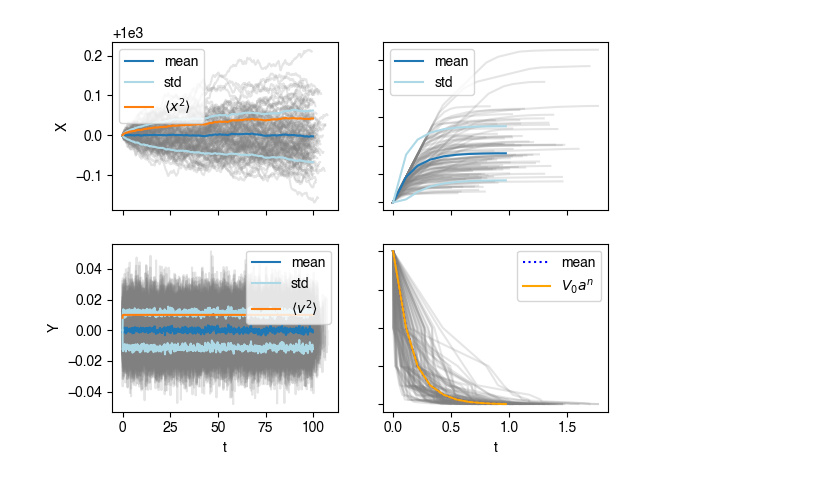
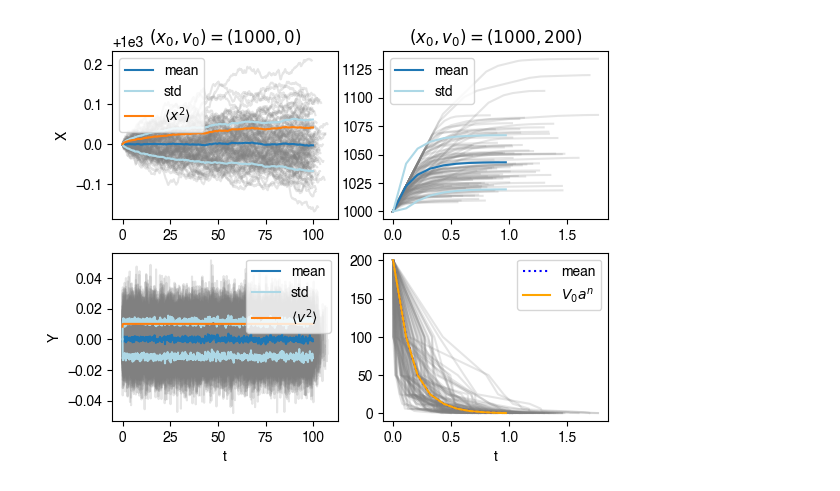
Before and after one commit to PeterARBork/Dataprojekt, a Jupyter notebook: scripts/Gillespiewalk.ipynb, the cells around one changed output. Saved outputs shown, nothing was run; the diff lists cells and outputs as text; code cells hidden in the pictures.

```diff
--- a/scripts/Gillespiewalk.ipynb
+++ b/scripts/Gillespiewalk.ipynb
@@ -54,34 +51,38 @@ fig, axs = plt.subplots(2, 2, figsize=(6.4, 4.8))
 axs[0, 0].plot(t, X, color='grey', alpha=0.2)
 axs[0, 0].plot(t.mean(axis=1), X.mean(axis=1), label="mean")
 axs[0, 0].plot(t.mean(axis=1), X.mean(axis=1) + X.std(axis=1), color='lightblue', label="std")
 axs[0, 0].plot(t.mean(axis=1), X.mean(axis=1) - X.std(axis=1), color='lightblue')
 axs[0, 0].plot(t.mean(axis=1), X.mean(axis=1) + np.sqrt(X2approx), label=r"$\langle x^2 \rangle$")
 
 axs[1, 0].plot(t, V, color='grey', alpha=0.2)
 axs[1, 0].plot(t.mean(axis=1), V.mean(axis=1), label="mean")
 axs[1, 0].plot(t.mean(axis=1), V.mean(axis=1) + V.std(axis=1), color='lightblue', label="std")
 axs[1, 0].plot(t.mean(axis=1), V.mean(axis=1) - V.std(axis=1), color='lightblue')
 axs[1, 0].plot(t.mean(axis=1), np.sqrt(V2mean), label=r"$\langle v^2 \rangle$")
 
 axs[0, 1].plot(tsmall, Xsmall, color='grey', alpha=0.2)
 axs[0, 1].plot(tsmall.mean(axis=1), Xsmall.mean(axis=1), label="mean")
 axs[0, 1].plot(tsmall.mean(axis=1), Xsmall.mean(axis=1) + Xsmall.std(axis=1), color='lightblue', label="std")
 axs[0, 1].plot(tsmall.mean(axis=1), Xsmall.mean(axis=1) - Xsmall.std(axis=1), color='lightblue')
 
 axs[1, 1].plot(tsmall, Vsmall, color='grey', alpha=0.2)
 axs[1, 1].plot(tsmall.mean(axis=1), Vsmall.mean(axis=1), 'b:', label="mean")
 #axs[1, 1].plot(tsmall.mean(axis=1), Vsmall.mean(axis=1) + Vsmall.std(axis=1), color='lightblue', label="std")
 #axs[1, 1].plot(tsmall.mean(axis=1), Vsmall.mean(axis=1) - Vsmall.std(axis=1), color='lightblue')
 axs[1, 1].plot(tsmall.mean(axis=1), [V0small * a**n for n in range(0, Nsmall)], color="orange", label=r"$V_0 a^n$")
 
 axs[0, 0].set_ylabel("X")
 axs[1, 0].set_ylabel("Y")
+axs[1, 0].sharex(axs[0, 0])
+axs[1, 1].sharex(axs[0, 1])
+axs[1, 0].set_xlabel("t")
+axs[1, 1].set_xlabel("t")
+axs[0, 0].set_title(r"$(x_0, v_0) = (1000, 0)$")
+axs[0, 1].set_title(r"$(x_0, v_0) = (1000, 200)$")
 for ax in axs.flat:
-    ax.set_xlabel("t")
     ax.legend()
-    ax.label_outer()
 
-plt.savefig("../results/Gillespiewalk.png", dpi=300)
+plt.savefig("../results/HardsphereBrownian.png", dpi=300)
 plt.show()
 # %% [output]
-[figure, old version]
+[figure, new version]
```
Also changed, not shown: parts of 1 cell of this notebook, 1 other file.
